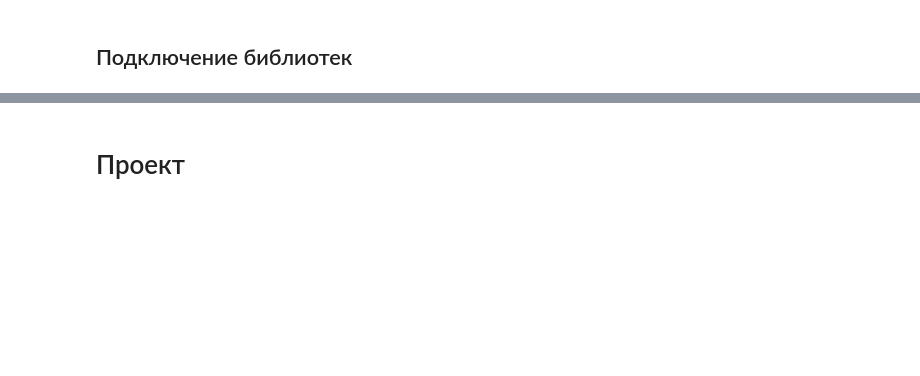
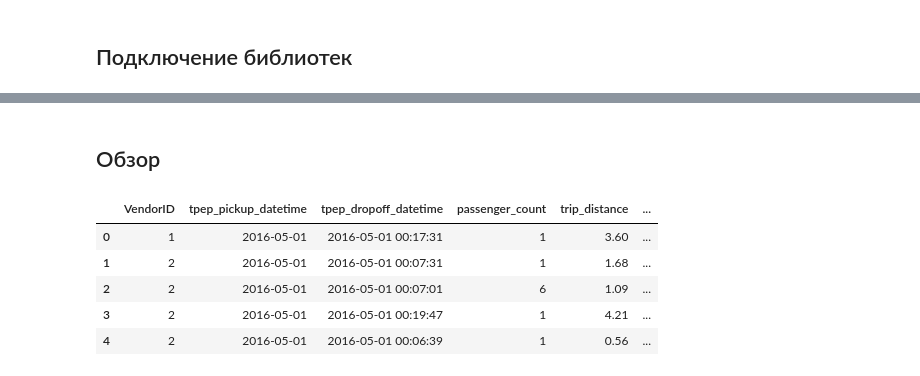
Before and after one commit to alexander-prutko/coursera, a Jupyter notebook: taxi.ipynb, the cells around one changed output, grey strips where cells are left out. Drawn from its saved outputs; the diff is of its cells as text; code cells hidden in the pictures; blank space fills up the shorter version.

```diff
--- a/taxi.ipynb
+++ b/taxi.ipynb
@@ -92,2 +138,11 @@ for year in range(2016,2020):
 # %% [markdown]
-# Проект
+## Обзор
+# %%
+d_2016_05.head()
+# %% [output]
+|  | VendorID | tpep_pickup_datetime | tpep_dropoff_datetime | passenger_count | trip_distance | ... |
+| 0 | 1 | 2016-05-01 | 2016-05-01 00:17:31 | 1 | 3.60 | ... |
+| 1 | 2 | 2016-05-01 | 2016-05-01 00:07:31 | 1 | 1.68 | ... |
+| 2 | 2 | 2016-05-01 | 2016-05-01 00:07:01 | 6 | 1.09 | ... |
+| 3 | 2 | 2016-05-01 | 2016-05-01 00:19:47 | 1 | 4.21 | ... |
+| 4 | 2 | 2016-05-01 | 2016-05-01 00:06:39 | 1 | 0.56 | ... |
```
Also changed, not shown: parts of 63 cells of this notebook.
